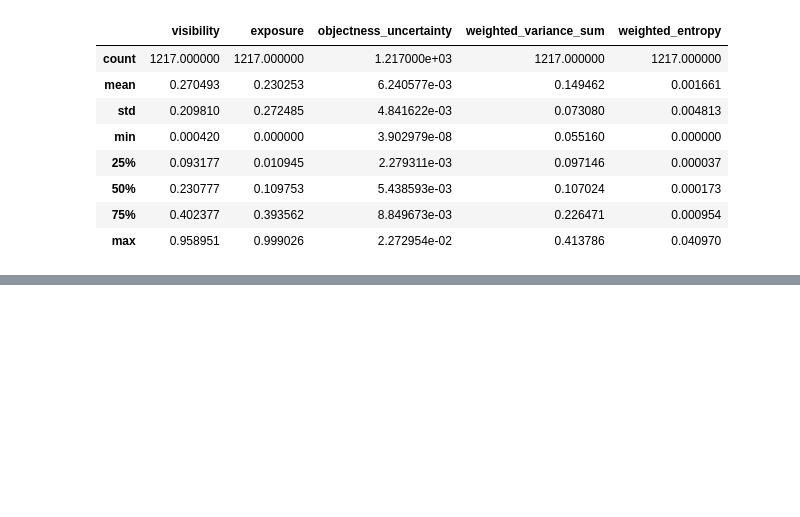
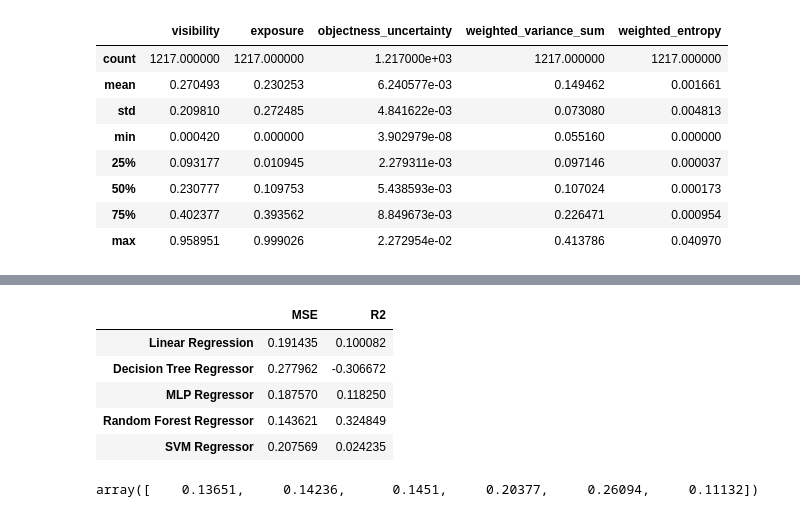
Before and after one commit to kelvin715/IQA_A-STAR, a Jupyter notebook: source_code/Mydemo/regression.ipynb, the cells around one changed output, grey strips where cells are left out. Saved outputs shown, nothing was run; the diff lists cells and outputs as text; code cells hidden in the pictures; blank space fills up the shorter version.

```diff
--- a/source_code/Mydemo/regression.ipynb
+++ b/source_code/Mydemo/regression.ipynb
@@ -459,0 +701,5 @@ Name: mean_f2, dtype: float64
+# %%
+model = loadmat('/Data4/student_zhihan_data/source_code/IQA_A-STAR/source_code/Mydemo/model.mat')
+# change model key name 'None' to 'templateModel'
+model['templateModel'] = model.pop('None')
+scipy.io.savemat('model.mat', model)
@@ -459,0 +815,52 @@ Name: mean_f2, dtype: float64
+# %%
+from sklearn.model_selection import train_test_split
+from sklearn.linear_model import LinearRegression
+from sklearn.tree import DecisionTreeRegressor
+from sklearn.ensemble import RandomForestRegressor
+from sklearn.neural_network import MLPRegressor
+from sklearn.metrics import mean_squared_error, r2_score
+from sklearn.svm import SVR
+
+# Split the data into training and testing sets
+X_train, X_test, y_train, y_test = train_test_split(X, y, test_size=0.2, random_state=42)
+
+# Initialize models
+models = {
+    "Linear Regression": LinearRegression(),
+    "Decision Tree Regressor": DecisionTreeRegressor(random_state=42),
+    "MLP Regressor": MLPRegressor(random_state=42, max_iter=1000), # Increased max_iter for convergence
+    "Random Forest Regressor": RandomForestRegressor(random_state=42),
+    # SVM
+    "SVM Regressor": SVR(kernel='linear', C=1.0, epsilon=0.1),
+}
+
+# Train and evaluate each model
+results = {}
+for name, model in models.items():
+    # Train
+    model.fit(X_train, y_train)
+    # Predict
+    y_pred = model.predict(X_test)
+    # Evaluate
+    mse = mean_squared_error(y_test, y_pred)
+    r2 = r2_score(y_test, y_pred)
+    results[name] = {"MSE": mse, "R2": r2}
+
+    # if name == 'Decision Tree Regressor':
+    #     # save test resulst to csv
+    #     temp = pd.DataFrame({'Actual': y_test, 'Predicted': y_pred})
+    #     .to_csv(f'/Data4/student_zhihan_data/source_code/IQA_A-STAR/source_code/Mydemo/test_result.csv', index=False)
+
+results_df = pd.DataFrame(results).T  # Convert results to a DataFrame for better readability
+results_df
+# %% [output]
+|  | MSE | R2 |
+| Linear Regression | 0.191435 | 0.100082 |
+| Decision Tree Regressor | 0.277962 | -0.306672 |
+| MLP Regressor | 0.187570 | 0.118250 |
+| Random Forest Regressor | 0.143621 | 0.324849 |
+| SVM Regressor | 0.207569 | 0.024235 |
+# %%
+model.feature_importances_
+# %% [output]
+array([    0.13651,     0.14236,      0.1451,     0.20377,     0.26094,     0.11132])
```
Also changed, not shown: parts of 29 cells of this notebook, 58 other files.
